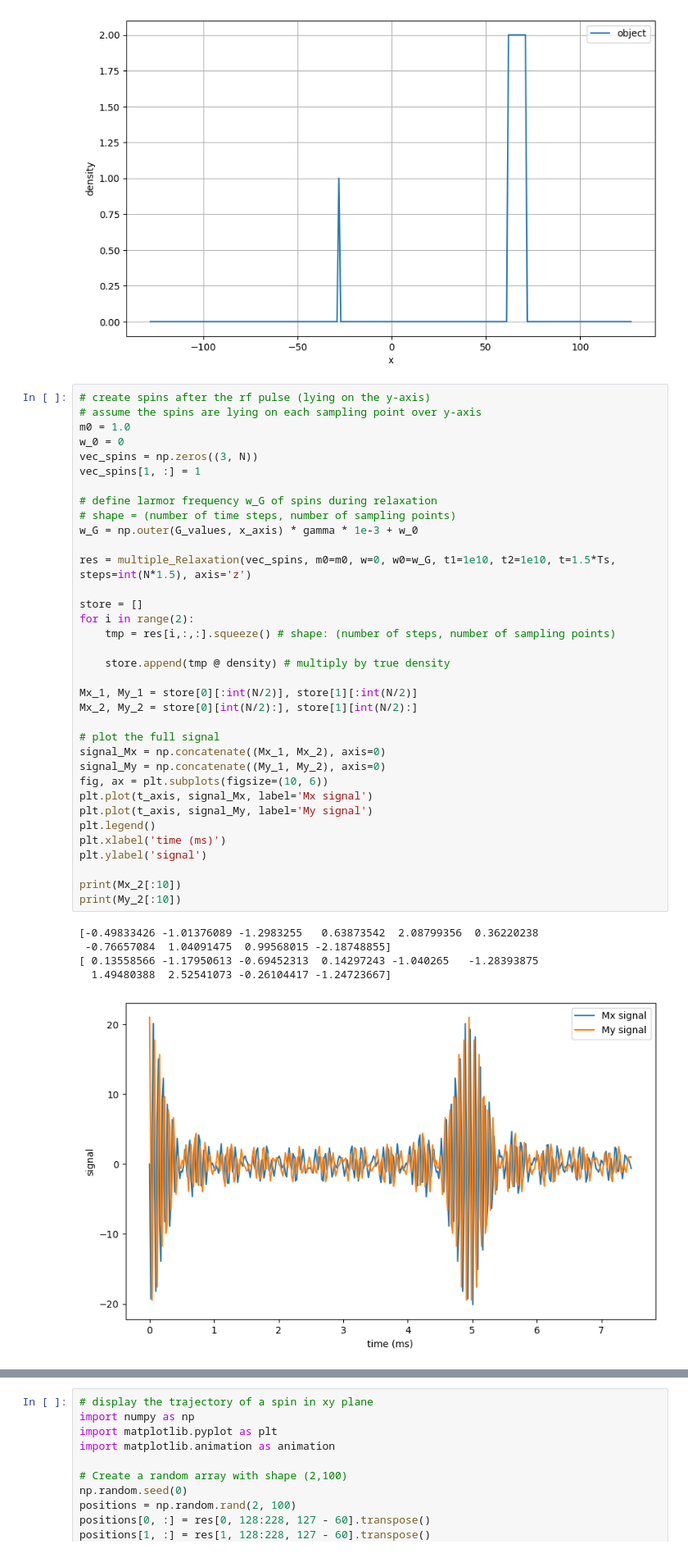
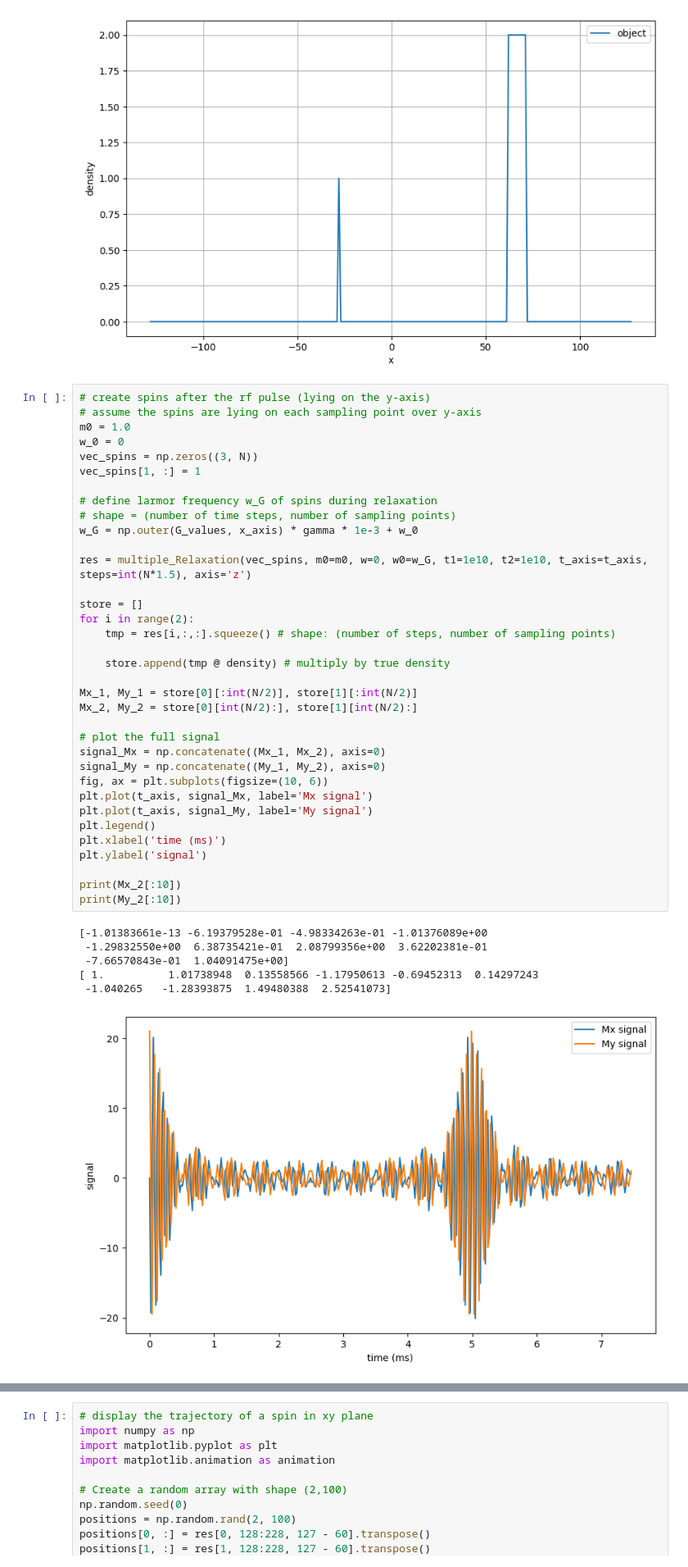
Before and after one commit to chongfengling/MRI-pulse-sequence-optimization, a Jupyter notebook: src/simulator.ipynb, the cells around one changed output, grey strips where cells are left out. Shown at 82% size. Drawn from its saved outputs; the diff is of its cells as text.

```diff
--- a/src/simulator.ipynb
+++ b/src/simulator.ipynb
@@ -68,39 +68,40 @@ w_0 = 0
 vec_spins = np.zeros((3, N))
 vec_spins[1, :] = 1
 
 # define larmor frequency w_G of spins during relaxation
 # shape = (number of time steps, number of sampling points)
 w_G = np.outer(G_values, x_axis) * gamma * 1e-3 + w_0
 
-res = multiple_Relaxation(vec_spins, m0=m0, w=0, w0=w_G, t1=1e10, t2=1e10, t=1.5*Ts, steps=int(N*1.5), axis='z')
+res = multiple_Relaxation(vec_spins, m0=m0, w=0, w0=w_G, t1=1e10, t2=1e10, t_axis=t_axis, steps=int(N*1.5), axis='z')
 
 store = []
 for i in range(2):
     tmp = res[i,:,:].squeeze() # shape: (number of steps, number of sampling points)
 
     store.append(tmp @ density) # multiply by true density
 
 Mx_1, My_1 = store[0][:int(N/2)], store[1][:int(N/2)]
 Mx_2, My_2 = store[0][int(N/2):], store[1][int(N/2):]
 
 # plot the full signal
 signal_Mx = np.concatenate((Mx_1, Mx_2), axis=0)
 signal_My = np.concatenate((My_1, My_2), axis=0)
 fig, ax = plt.subplots(figsize=(10, 6))
 plt.plot(t_axis, signal_Mx, label='Mx signal')
 plt.plot(t_axis, signal_My, label='My signal')
 plt.legend()
 plt.xlabel('time (ms)')
 plt.ylabel('signal')
 
 print(Mx_2[:10])
 print(My_2[:10])
 # %% [output]
-[-0.49833426 -1.01376089 -1.2983255   0.63873542  2.08799356  0.36220238
- -0.76657084  1.04091475  0.99568015 -2.18748855]
-[ 0.13558566 -1.17950613 -0.69452313  0.14297243 -1.040265   -1.28393875
-  1.49480388  2.52541073 -0.26104417 -1.24723667]
+[-1.01383661e-13 -6.19379528e-01 -4.98334263e-01 -1.01376089e+00
+ -1.29832550e+00  6.38735421e-01  2.08799356e+00  3.62202381e-01
+ -7.66570843e-01  1.04091475e+00]
+[ 1.          1.01738948  0.13558566 -1.17950613 -0.69452313  0.14297243
+ -1.040265   -1.28393875  1.49480388  2.52541073]
-[figure, old version]
+[figure, new version]
 # %%
 # ifft of the signal when the ADC on
 adc_signal = Mx_2 * 1 + 1j * My_2
```
Also changed, not shown: parts of 3 cells of this notebook, 1 other file.
